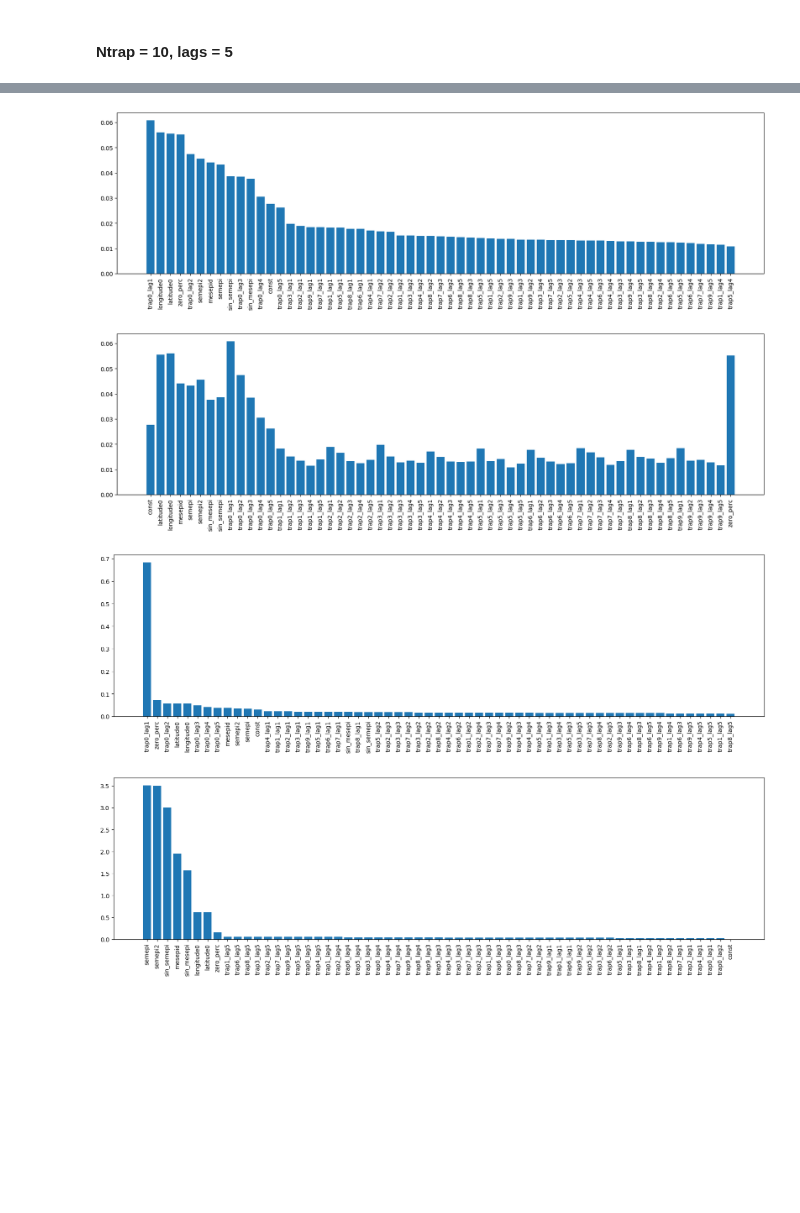
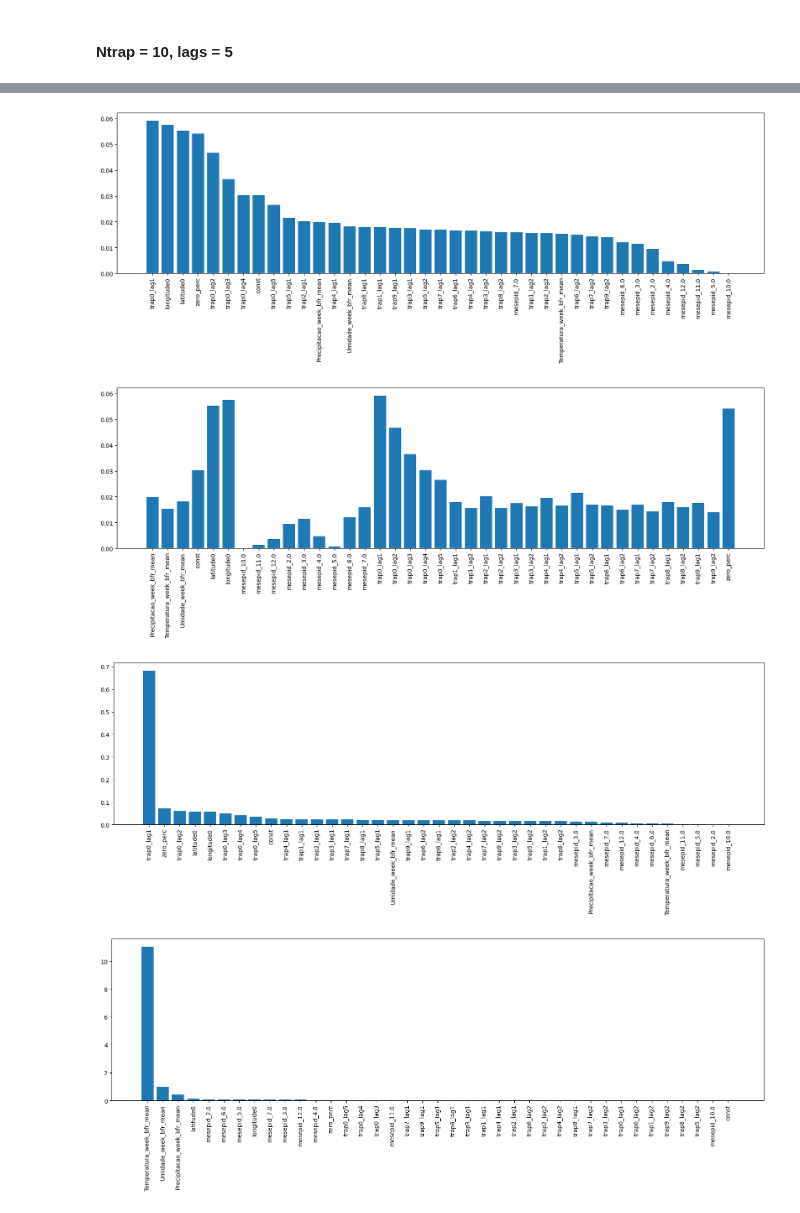
Before and after one commit to pedrobahia7/tcc_ovitraps, a Jupyter notebook: notebooks/feature_selection.ipynb, the cells around one changed output, grey strips where cells are left out. Drawn from its saved outputs; the diff is of its cells as text; code cells hidden in the pictures; blank space fills up the shorter version.

```diff
--- a/notebooks/feature_selection.ipynb
+++ b/notebooks/feature_selection.ipynb
@@ -145,7 +145,7 @@ parameters = {
     'use_trap_info': True,
     'add_constant': False,
     'scale': True,
-    'cylindrical_input': False,
+    'cylindrical_input': True,
     'split_type': 'year',
     'bool_input': True,
     'truncate_100': False,
@@ -153,7 +153,8 @@ parameters = {
     'year_list_test': ['2022_23', '2023_24', '2024_25'],
     'month_experiment': False,
     'input_3d': False,
-    'add_constant':True
+    'add_constant':True,
+    'all_cols': False
 
     }
 
@@ -163,14 +164,3 @@ data_path = f"../results/final_dfs/final_df_lag{parameters['lags']}_ntraps{param
 data = pd.read_parquet(data_path)
 unnamed_cols = data.columns [['Unnamed' in col for col in data.columns] ] #TODO create function to load data
 data.drop(unnamed_cols,axis=1,inplace = True)
-
-
-
-
-# Load data and define x and y
-x_train, x_test, y_train, y_test, index_dict= NN_pipeline.create_dataset(parameters, data_path=data_path)
-
-# Calculate mutual information
-mi = mutual_info_classif(x_train, y_train, random_state=0)
-mutual_info_df = pd.DataFrame({'feature': x_train.columns, 'mi': mi})
-mutual_info_df = mutual_info_df.sort_values('mi', ascending=False).reset_index(drop=True)
@@ -197,13 +192,13 @@ plt.bar(mutual_info_df['feature'],mutual_info_df['mi'])
 plt.xticks(rotation=90)
 plt.show()
 # %% [output]
-[figure, old version]
+[figure, new version]
-[figure, old version]
+[figure, new version]
 # %%
 mi_trap0_lag14_df = plot_mi_feature(x_train, 'trap0_lag1', mutual_info_df['feature'].to_list(),'classification')
 # %% [output]
-[figure, old version]
+[figure, new version]
 # %%
-mi_trap0_lag14_df = plot_mi_feature(x_train, 'semepi', mutual_info_df['feature'].to_list(),'regression')
+mi_trap0_lag14_df = plot_mi_feature(x_train, 'Temperatura_week_bfr_mean', mutual_info_df['feature'].to_list(),'regression')
 # %% [output]
-[figure, old version]
+[figure, new version]
```
Also changed, not shown: parts of 3 cells of this notebook.
